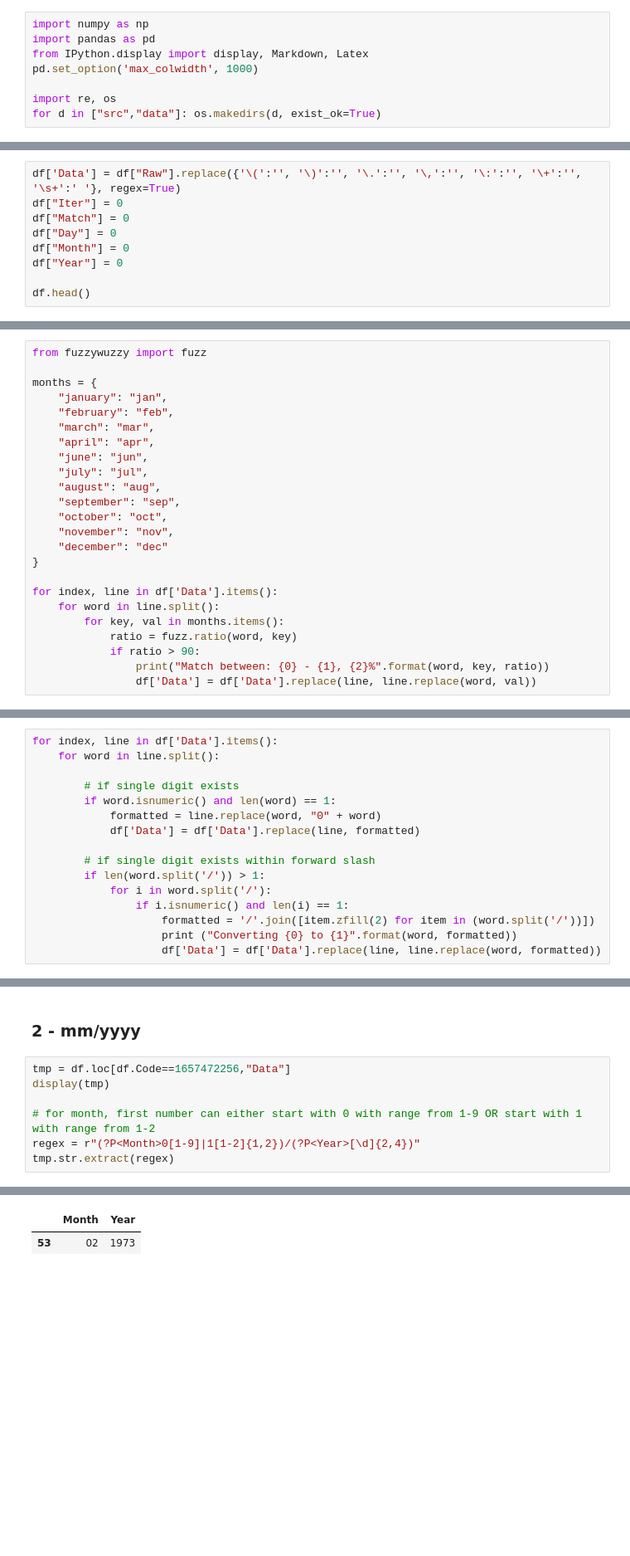
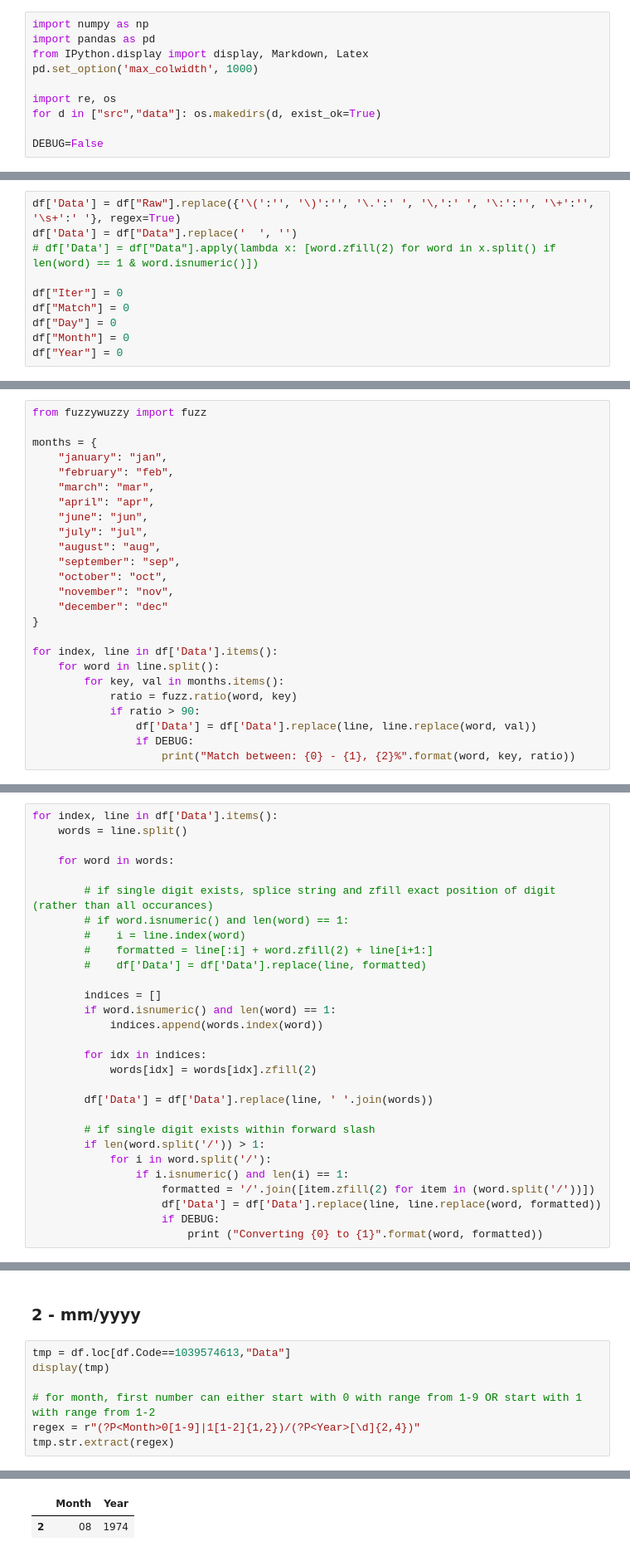
Before and after one commit to luke-foxed/Date-Mining, a Jupyter notebook: 01-Model.ipynb, the cells around one changed output, grey strips where cells are left out. Shown at 83% size. Saved outputs shown, nothing was run; the diff lists cells and outputs as text; blank space fills up the shorter version.

```diff
--- a/01-Model.ipynb
+++ b/01-Model.ipynb
@@ -8,6 +8,8 @@ pd.set_option('max_colwidth', 1000)
 
 import re, os
 for d in ["src","data"]: os.makedirs(d, exist_ok=True)
+
+DEBUG=False
 # %% [markdown]
 ## Load Dataset
 # %%
@@ -63,11 +65,12 @@ As a result of this step, the dataframe will have columns
 # %% [markdown]
 ### 1. Removing uneeded characters
 # %%
-df['Data'] = df["Raw"].replace({'\(':'', '\)':'', '\.':'', '\,':'', '\:':'', '\+':'', '\s+':' '}, regex=True)
+df['Data'] = df["Raw"].replace({'\(':'', '\)':'', '\.':' ', '\,':' ', '\:':'', '\+':'', '\s+':' '}, regex=True)
+df['Data'] = df["Data"].replace('  ', '')
+# df['Data'] = df["Data"].apply(lambda x: [word.zfill(2) for word in x.split() if len(word) == 1 & word.isnumeric()])
+
 df["Iter"] = 0
 df["Match"] = 0
 df["Day"] = 0
 df["Month"] = 0
 df["Year"] = 0
-
-df.head()
@@ -107,5 +103,6 @@ for index, line in df['Data'].items():
         for key, val in months.items():
             ratio = fuzz.ratio(word, key)
             if ratio > 90:
-                print("Match between: {0} - {1}, {2}%".format(word, key, ratio))
                 df['Data'] = df['Data'].replace(line, line.replace(word, val))
+                if DEBUG:
+                    print("Match between: {0} - {1}, {2}%".format(word, key, ratio))
@@ -131,18 +110,31 @@ Match between: august - august, 100%
 ### 4. Adding Leading Zeroes
 # %%
 for index, line in df['Data'].items():
-    for word in line.split():
+    words = line.split()
 
-        # if single digit exists
+    for word in words:
+
+        # if single digit exists, splice string and zfill exact position of digit (rather than all occurances)
+        # if word.isnumeric() and len(word) == 1:
+        #    i = line.index(word)
+        #    formatted = line[:i] + word.zfill(2) + line[i+1:]
+        #    df['Data'] = df['Data'].replace(line, formatted)
+
+        indices = []
         if word.isnumeric() and len(word) == 1:
-            formatted = line.replace(word, "0" + word)
-            df['Data'] = df['Data'].replace(line, formatted)
+            indices.append(words.index(word))
+
+        for idx in indices:
+            words[idx] = words[idx].zfill(2)
+
+        df['Data'] = df['Data'].replace(line, ' '.join(words))
 
         # if single digit exists within forward slash
         if len(word.split('/')) > 1:
             for i in word.split('/'):
                 if i.isnumeric() and len(i) == 1:
                     formatted = '/'.join([item.zfill(2) for item in (word.split('/'))])
-                    print ("Converting {0} to {1}".format(word, formatted))
                     df['Data'] = df['Data'].replace(line, line.replace(word, formatted))
+                    if DEBUG:
+                        print ("Converting {0} to {1}".format(word, formatted))
 # %% [output]
@@ -303,7 +263,7 @@ info(iter)
 # %% [markdown]
 ### 2 - mm/yyyy
 # %%
-tmp = df.loc[df.Code==1657472256,"Data"]
+tmp = df.loc[df.Code==1039574613,"Data"]
 display(tmp)
 
 # for month, first number can either start with 0 with range from 1-9 OR start with 1 with range from 1-2
@@ -314,6 +274,6 @@ tmp.str.extract(regex)
 Name: Data, dtype: object
 |  | Month | Year |
-| 53 | 02 | 1973 |
+| 2 | 08 | 1974 |
 # %%
 iter = 2
 
```
Also changed, not shown: parts of 23 cells of this notebook, 3 other files.
